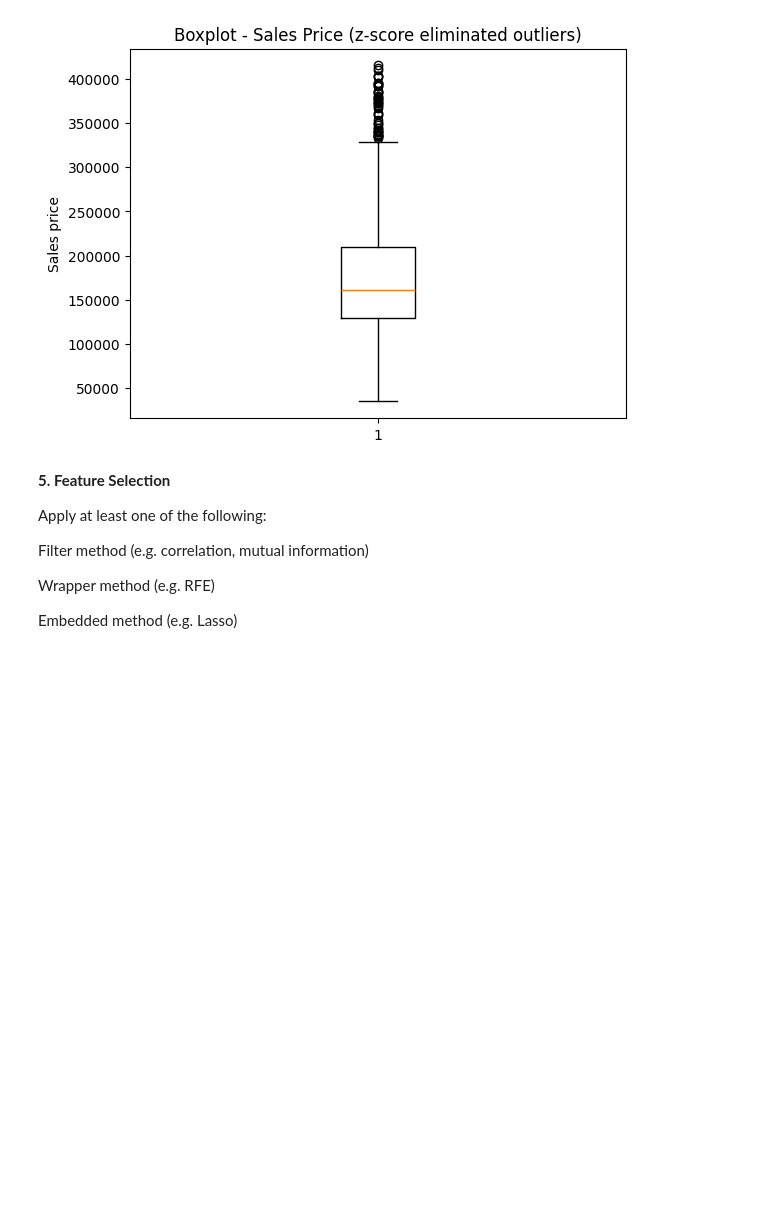
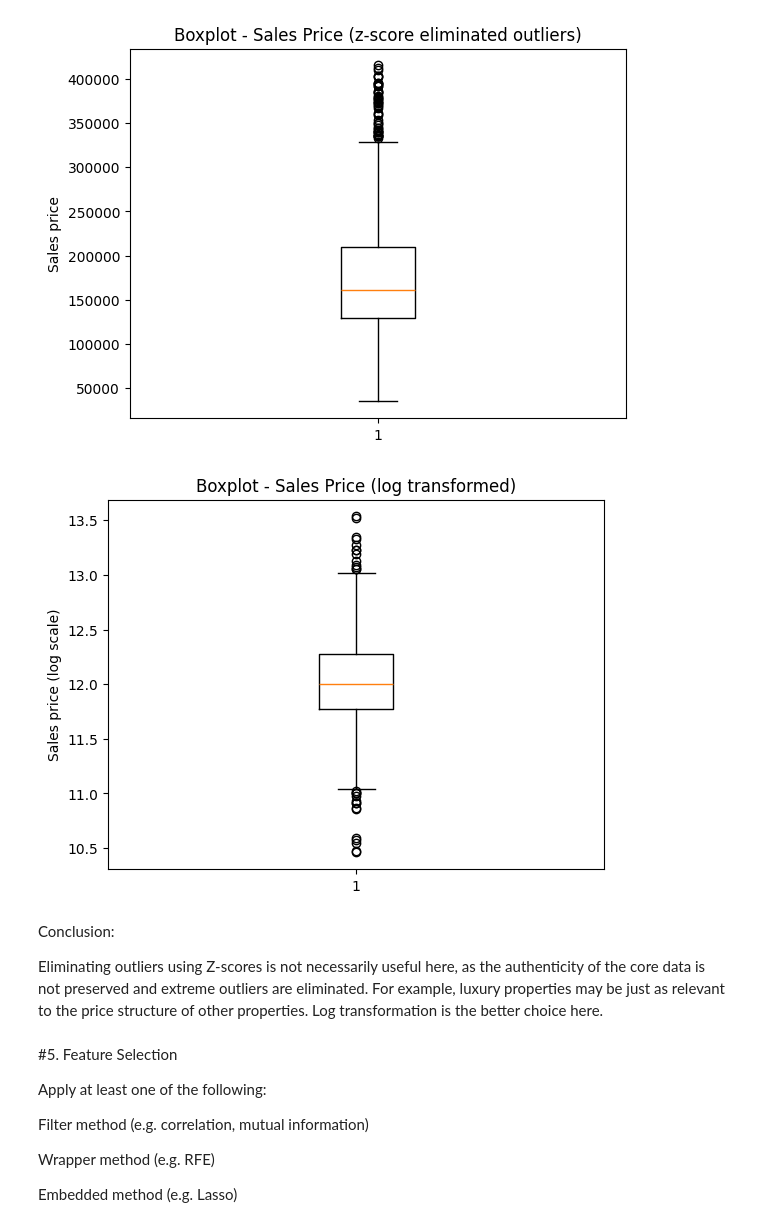
Before and after one commit to kaxmarc/statistics_ml, a Jupyter notebook: group_exercises/exercise_1/Group_Exercise_1.ipynb, the cells around one changed output. Drawn from its saved outputs; the diff is of its cells as text; code cells hidden in the pictures; blank space fills up the shorter version.

```diff
--- a/group_exercises/exercise_1/Group_Exercise_1.ipynb
+++ b/group_exercises/exercise_1/Group_Exercise_1.ipynb
@@ -233,8 +244,23 @@ plt.show() # See circles (outliers)
 # %% [output]
 Deleted outliers: 22
 [figure]
+# %%
+# Reduce outliers using log1p transformation
+
+df['SalePrice_log_transform'] = np.log1p(df['SalePrice'])
+
+plt.boxplot(df['SalePrice_log_transform'])
+plt.title('Boxplot - Sales Price (log transformed)')
+plt.ylabel('Sales price (log scale)')
+plt.show()
+# %% [output]
+[figure, added]
+# %% [markdown]
+Conclusion:
+
+Eliminating outliers using Z-scores is not necessarily useful here, as the authenticity of the core data is not preserved and extreme outliers are eliminated. For example, luxury properties may be just as relevant to the price structure of other properties. Log transformation is the better choice here.
 # %% [markdown]
-**5. Feature Selection**
+#5. Feature Selection
 
 Apply at least one of the following:
 
```
Also changed, not shown: parts of 19 cells of this notebook.
